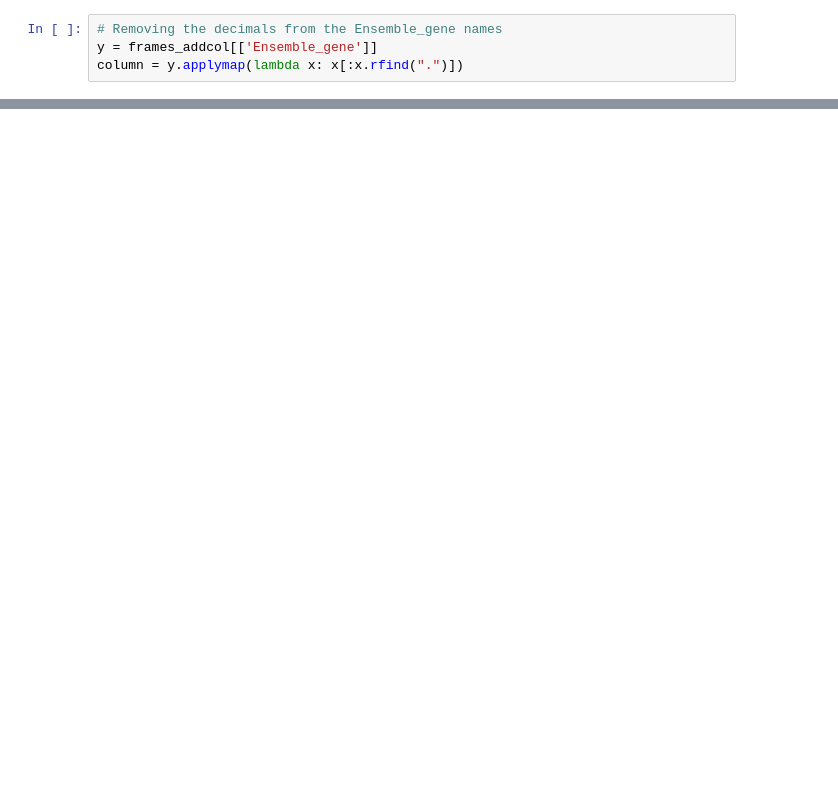
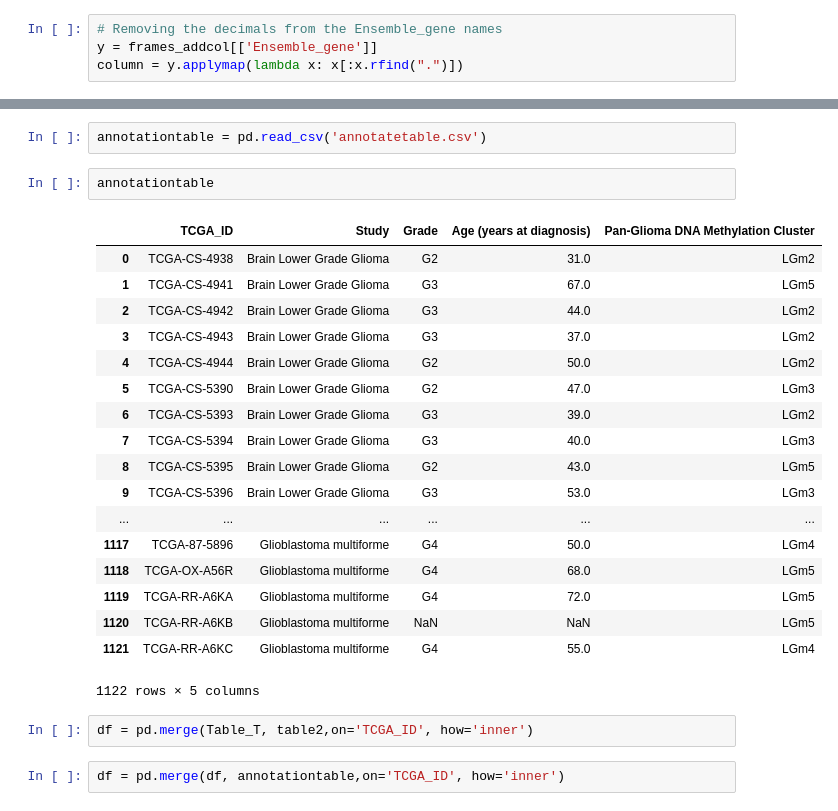
Before and after one commit to kanzabatool/Comp_genomics, a Jupyter notebook: computational_genomics.ipynb, the cells around one changed output, grey strips where cells are left out. Drawn from its saved outputs; the diff is of its cells as text; blank space fills up the shorter version.

```diff
--- a/computational_genomics.ipynb
+++ b/computational_genomics.ipynb
@@ -126,3 +204,30 @@ df = pd.concat([frame1,HGNC ], axis=1, join="inner")
+# %%
+annotationtable = pd.read_csv('annotatetable.csv')
+# %%
+annotationtable
+# %% [output]
+|  | TCGA_ID | Study | Grade | Age (years at diagnosis) | Pan-Glioma DNA Methylation Cluster |
+| 0 | TCGA-CS-4938 | Brain Lower Grade Glioma | G2 | 31.0 | LGm2 |
+| 1 | TCGA-CS-4941 | Brain Lower Grade Glioma | G3 | 67.0 | LGm5 |
+| 2 | TCGA-CS-4942 | Brain Lower Grade Glioma | G3 | 44.0 | LGm2 |
+| 3 | TCGA-CS-4943 | Brain Lower Grade Glioma | G3 | 37.0 | LGm2 |
+| 4 | TCGA-CS-4944 | Brain Lower Grade Glioma | G2 | 50.0 | LGm2 |
+| 5 | TCGA-CS-5390 | Brain Lower Grade Glioma | G2 | 47.0 | LGm3 |
+| 6 | TCGA-CS-5393 | Brain Lower Grade Glioma | G3 | 39.0 | LGm2 |
+| 7 | TCGA-CS-5394 | Brain Lower Grade Glioma | G3 | 40.0 | LGm3 |
+| 8 | TCGA-CS-5395 | Brain Lower Grade Glioma | G2 | 43.0 | LGm5 |
+| 9 | TCGA-CS-5396 | Brain Lower Grade Glioma | G3 | 53.0 | LGm3 |
+| ... | ... | ... | ... | ... | ... |
+| 1117 | TCGA-87-5896 | Glioblastoma multiforme | G4 | 50.0 | LGm4 |
+| 1118 | TCGA-OX-A56R | Glioblastoma multiforme | G4 | 68.0 | LGm5 |
+| 1119 | TCGA-RR-A6KA | Glioblastoma multiforme | G4 | 72.0 | LGm5 |
+| 1120 | TCGA-RR-A6KB | Glioblastoma multiforme | NaN | NaN | LGm5 |
+| 1121 | TCGA-RR-A6KC | Glioblastoma multiforme | G4 | 55.0 | LGm4 |
+1122 rows × 5 columns
+# %%
+df = pd.merge(Table_T, table2,on='TCGA_ID', how='inner')
+# %%
+df = pd.merge(df, annotationtable,on='TCGA_ID', how='inner')
 # %%
 df
 # %% [output]
```
Also changed, not shown: parts of 23 cells of this notebook.
